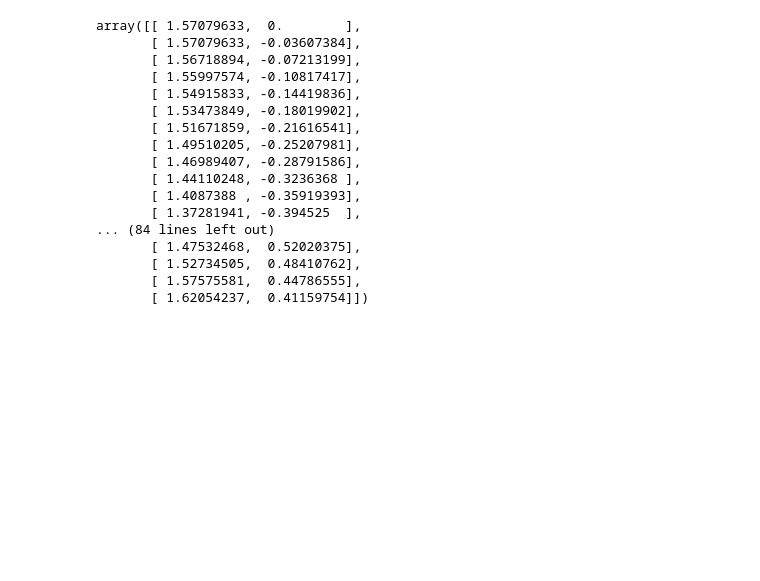
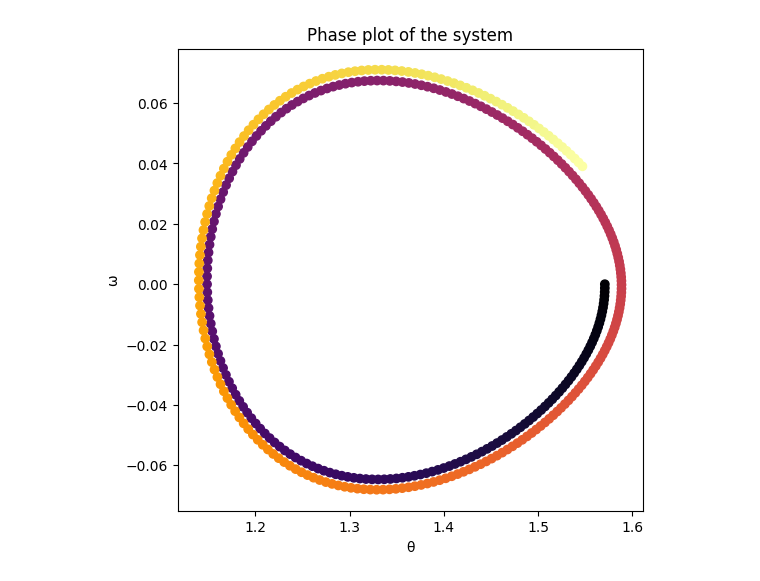
Before and after one commit to asei-proxima/ControlSystems.py, a Jupyter notebook: arm.ipynb, the cells around one changed output. Drawn from its saved outputs; the diff is of its cells as text; code cells hidden in the pictures; blank space fills up the shorter version.

```diff
--- a/arm.ipynb
+++ b/arm.ipynb
@@ -28,31 +28,20 @@ class ConstantArmController(SystemController):
         self.system = arm_system
 
     def control(self, _t, _state):
-        return 2.0
+        return 10.0
+
 arm_controller = ConstantArmController(arm_system)
 
 arm_simulator = SystemSimulator(
     controller=arm_controller,
     initial_state=np.array([np.pi / 2, 0.0]),
-    time_series=np.arange(0, 10, 0.1),
+    time_series=np.arange(0, 40, 0.1),
 )
 
-arm_simulator.run()
+results = arm_simulator.run()
-# %% [output]
-array([[ 1.57079633,  0.        ],
-       [ 1.57079633, -0.03607384],
-       [ 1.56718894, -0.07213199],
-       [ 1.55997574, -0.10817417],
-       [ 1.54915833, -0.14419836],
-       [ 1.53473849, -0.18019902],
-       [ 1.51671859, -0.21616541],
-       [ 1.49510205, -0.25207981],
-       [ 1.46989407, -0.28791586],
-       [ 1.44110248, -0.3236368 ],
-       [ 1.4087388 , -0.35919393],
-       [ 1.37281941, -0.394525  ],
-... (84 lines left out)
-       [ 1.47532468,  0.52020375],
-       [ 1.52734505,  0.48410762],
-       [ 1.57575581,  0.44786555],
-       [ 1.62054237,  0.41159754]])
+# %%
+
+fig, _ = results.phase("θ", "ω")
+fig.show(warn=False)
+# %% [output]
+[figure, added]
```
Also changed, not shown: parts of 1 cell of this notebook, 6 other files.
